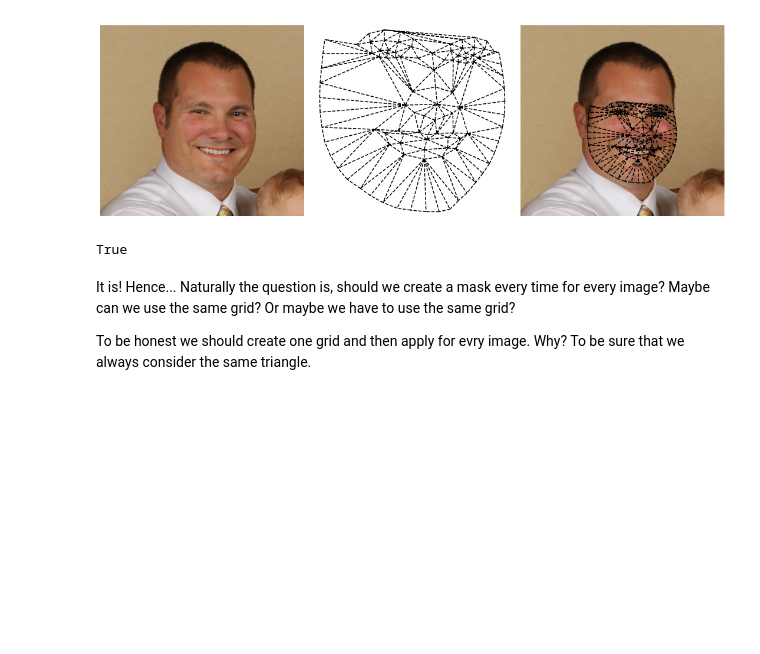
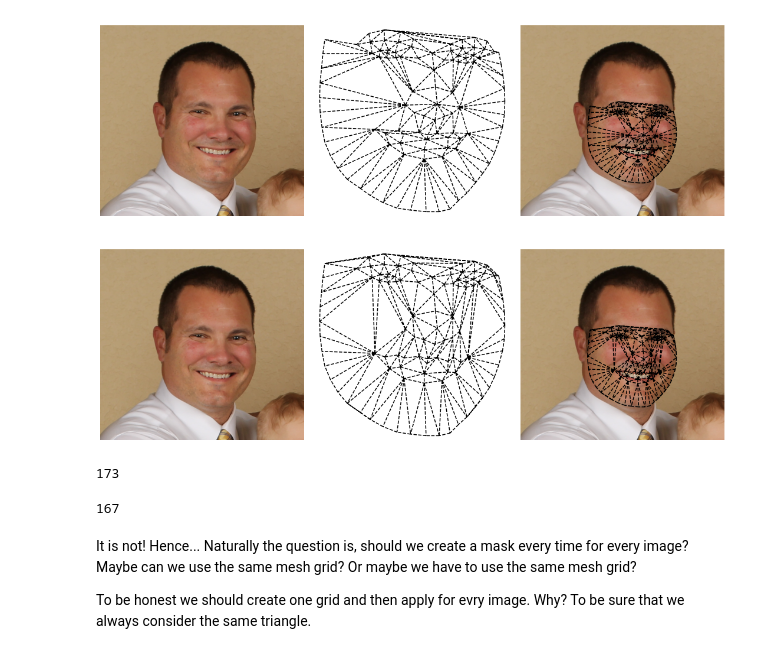
Before and after one commit to waczjoan/Face-Morph, a Jupyter notebook: Triangulation/triangulation.ipynb, the cells around one changed output. Drawn from its saved outputs; the diff is of its cells as text; code cells hidden in the pictures; blank space fills up the shorter version.

```diff
--- a/Triangulation/triangulation.ipynb
+++ b/Triangulation/triangulation.ipynb
@@ -19,7 +19,7 @@ PATH = '../LaPa/examples'
 images = read_folder(PATH, n = 10, landmarks= 'landmarks', RGB = True)
 # %%
 # choose images to example process
-example_img = list(images.keys())[3]
+example_img = '10256701615_2'
 # %%
 # plot image with landmarks
 plot_img(images[example_img]['img'])
@@ -259,13 +296,19 @@ plt.show()
 # %% [output]
 [figure]
 # %%
-#Let's define pipeline function to create symmetrical grid
-def symmetrical_grid(landmarks, symmetry_to_left_face_side = True):
-    """landmarks - Landmarks() object with all information about images landmarks,
-        symmetry_to_left_face_side - bool, choice which face side should be base (left: True, reight: False)
+#Let's define pipeline function to create symmetrical mesh grid
+def symmetrical_mesh_grid(landmarks , symmetry_to_left_face_side = True) -> np.array :
+    """
+    create symmetrical face meshe grid using landmarks
+     Parameters:
+        -------
+        landmarks: Landmarks
+            facial points, which are base to create symmetrical mesh grid using Delaunay triangulation.
+        symmetry_to_left_face_side - bool
+            choice which face side should be base to create symmetrical mesh grid  (left: True, reight: False)
     """
 
-    triangles = Delaunay(images[example_img]['landmarks']())
+    triangles = Delaunay(landmarks())
 
     LEFT_FACE_SIDE = landmarks.points_info['LEFT_FACE_SIDE']
     REIGHT_FACE_SIDE = landmarks.points_info['REIGHT_FACE_SIDE']
@@ -285,7 +328,7 @@ def symmetrical_grid(landmarks, symmetry_to_left_face_side = True):
     traingles_included_any_reight_face_side_points = triangles_specific_points_sets(triangles, REIGHT_FACE_SIDE, only_points_set = False)
 
     # define symmetry dictonary with all landmarks points with their corresponding points
-    symmetry = images[example_img]['landmarks'].symmetry
+    symmetry = landmarks.symmetry
 
     if symmetry_to_left_face_side:
         selected_side = left_face_side_traingles
@@ -299,7 +342,7 @@ def symmetrical_grid(landmarks, symmetry_to_left_face_side = True):
     traingles_connections = triangles_exclusion(selected_side_any, oposite_side)
     traingles_connections = triangles_exclusion(traingles_connections, selected_side)
 
-    # concate all traingles to create perfect symmetrical grid
+    # concate all traingles to create perfect symmetrical mesh grid
     symmetrical_traingles = np.concatenate((left_face_side_traingles, mirror_triangles_to_left_side_face, traingles_connections))
 
     return symmetrical_traingles
@@ -316,4 +359,4 @@ See:
 # %%
 # choose another img
-different_example_img = list(images.keys())[4]
+different_example_img =  '10256701615_4'
 # %%
@@ -328,10 +371,16 @@ plt.show()
 # %% [output]
 [figure]
 # %%
-# create symmetrical_traingles using landmarks from new selected image
-symmetrical_traingles_new_img = symmetrical_grid(images[different_example_img]['landmarks'], symmetry_to_left_face_side = True)
+# create symmetrical_traingles_new_img using landmarks from new selected image
+symmetrical_traingles_new_img = symmetrical_mesh_grid(images[different_example_img]['landmarks'], symmetry_to_left_face_side = True)
-# %%
-# check if new grid is identical as grid created based on diffrent image
-(symmetrical_traingles_new_img == symmetrical_traingles).all()
-# %% [output]
-True
+# %%
+# plot choosen image with triplot symmetrical mesh grid from diffrent image and using new symmetrical_traingles_new_img
+f, ax = plt.subplots(1,3, figsize=(15,5))
+plot_img(images[different_example_img]['img'], ax = ax[0])
+plot_landmarks_triplot(images[different_example_img]['landmarks'](), symmetrical_traingles_new_img, ax = ax[1])
+plot_img(images[different_example_img]['img'], ax = ax[2])
+plot_landmarks_triplot(images[different_example_img]['landmarks'](), symmetrical_traingles_new_img, False, ax = ax[2])
+plt.tight_layout()
+plt.show()
+# %% [output]
+[figure, added]
@@ -338,4 +389,12 @@ True
+# %%
+len(symmetrical_traingles_new_img)
+# %% [output]
+173
+# %%
+len(symmetrical_traingles)
+# %% [output]
+167
 # %% [markdown]
-It is! Hence... Naturally the question is, should we create a mask every time for every image? Maybe can we use the same grid? Or maybe we have to use the same grid?
+It is not! Hence... Naturally the question is, should we create a mask every time for every image? Maybe can we use the same mesh grid? Or maybe we have to use the same mesh grid?
 
 To be honest we should create one grid and then apply for evry image. Why? To be sure that we always consider the same triangle.
```
Also changed, not shown: parts of 12 cells of this notebook.
